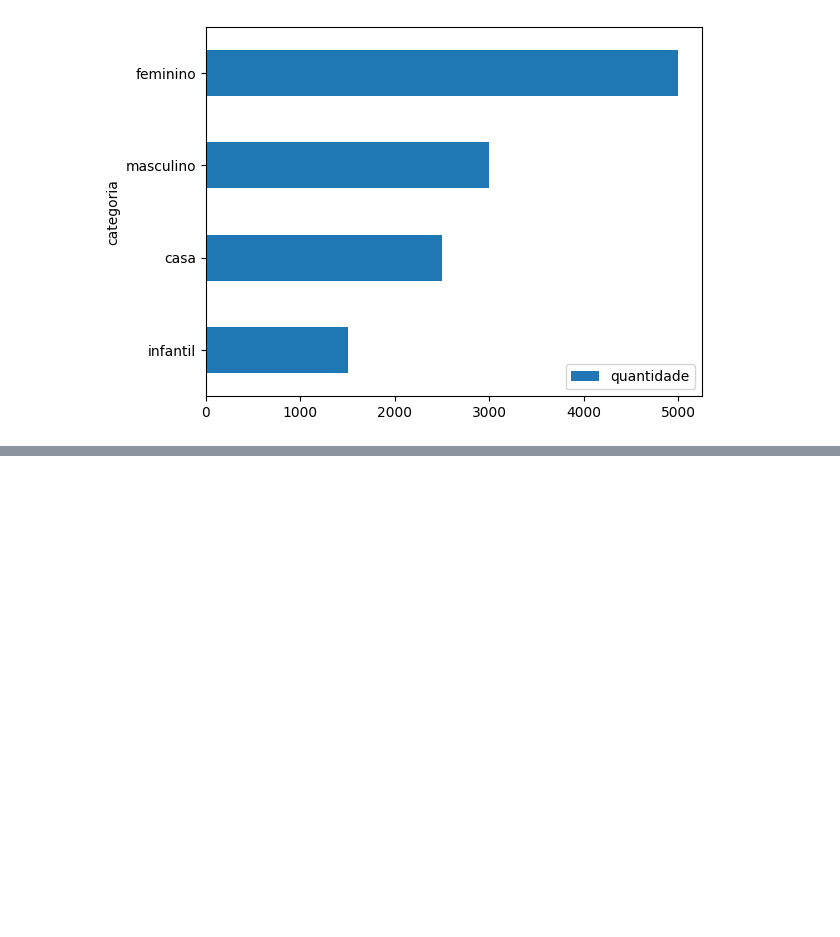
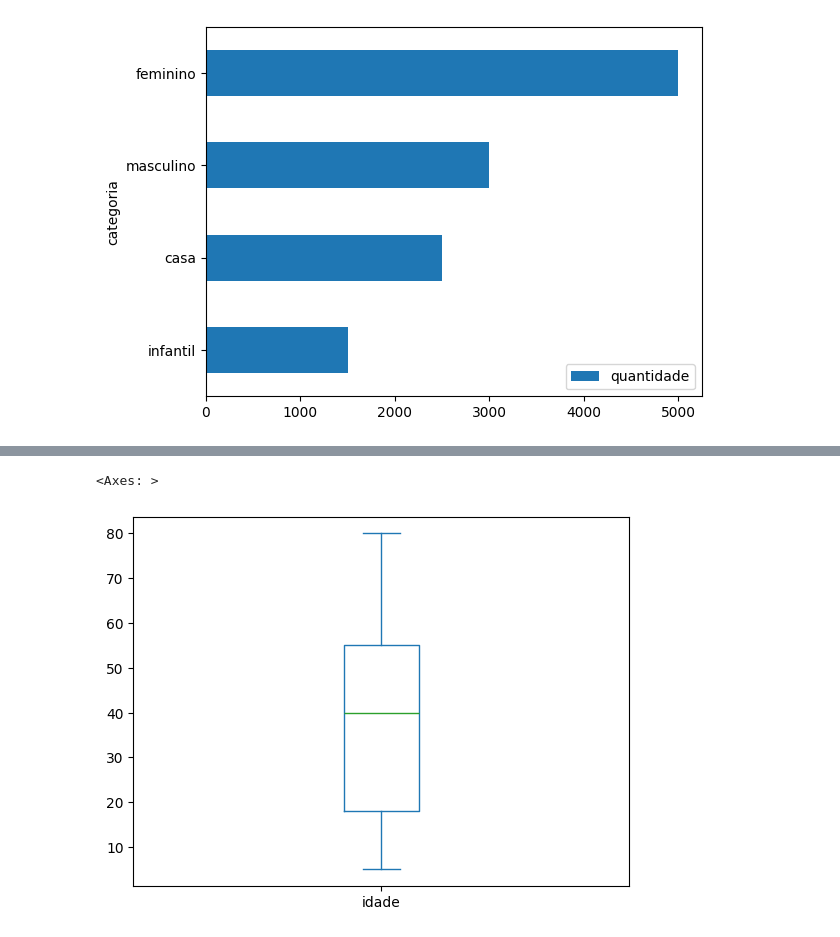
Before and after one commit to victorrrmuniz/Rocketseat-AI-Level2, a Jupyter notebook: estatistica_devs.ipynb, the cells around one changed output, grey strips where cells are left out. Cells and saved outputs as stored; diff of their text form; code cells hidden in the pictures; blank space fills up the shorter version.

```diff
--- a/estatistica_devs.ipynb
+++ b/estatistica_devs.ipynb
@@ -178,0 +188,6 @@ df_vendas.sort_values('quantidade').plot.barh(x='categoria', y='quantidade')
+# %%
+#Gráfico de BoxPlot (Diagrama de Caixa) - Idade
+df_medidas.idade.plot.box()
+# %% [output]
+<Axes: >
+[figure, added]
```
Also changed, not shown: parts of 10 cells of this notebook.
